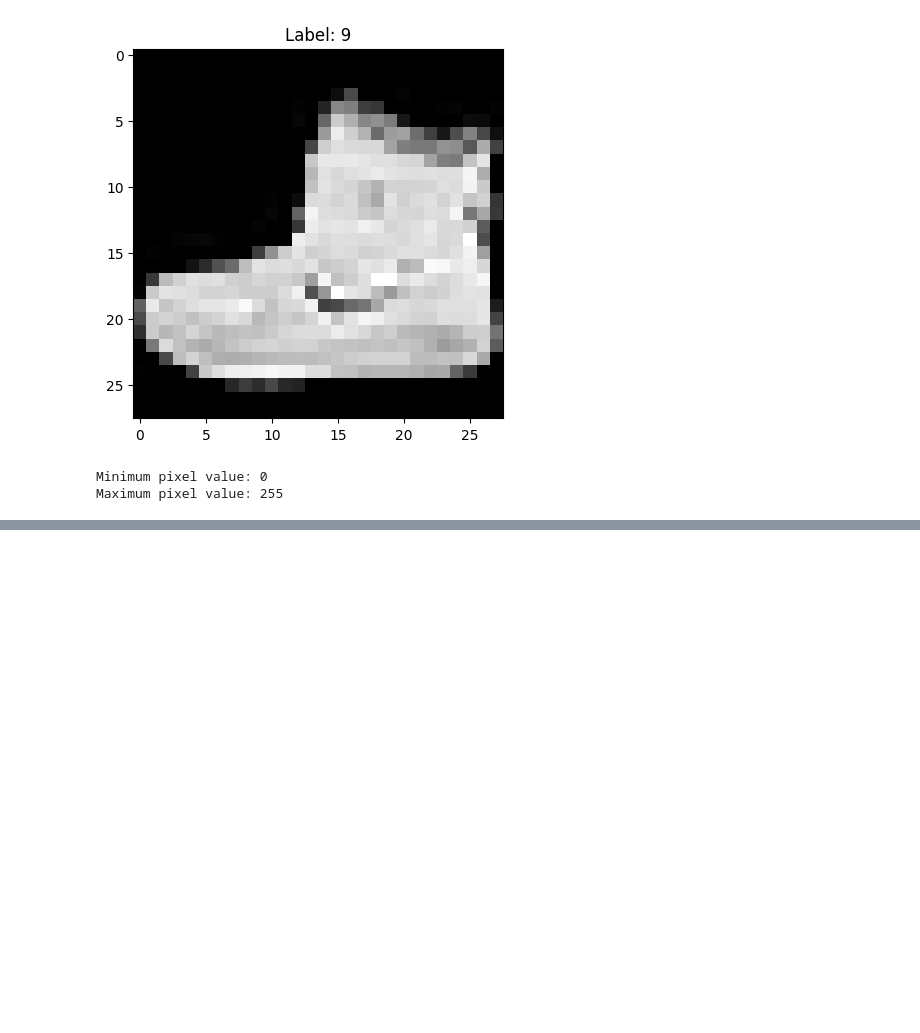
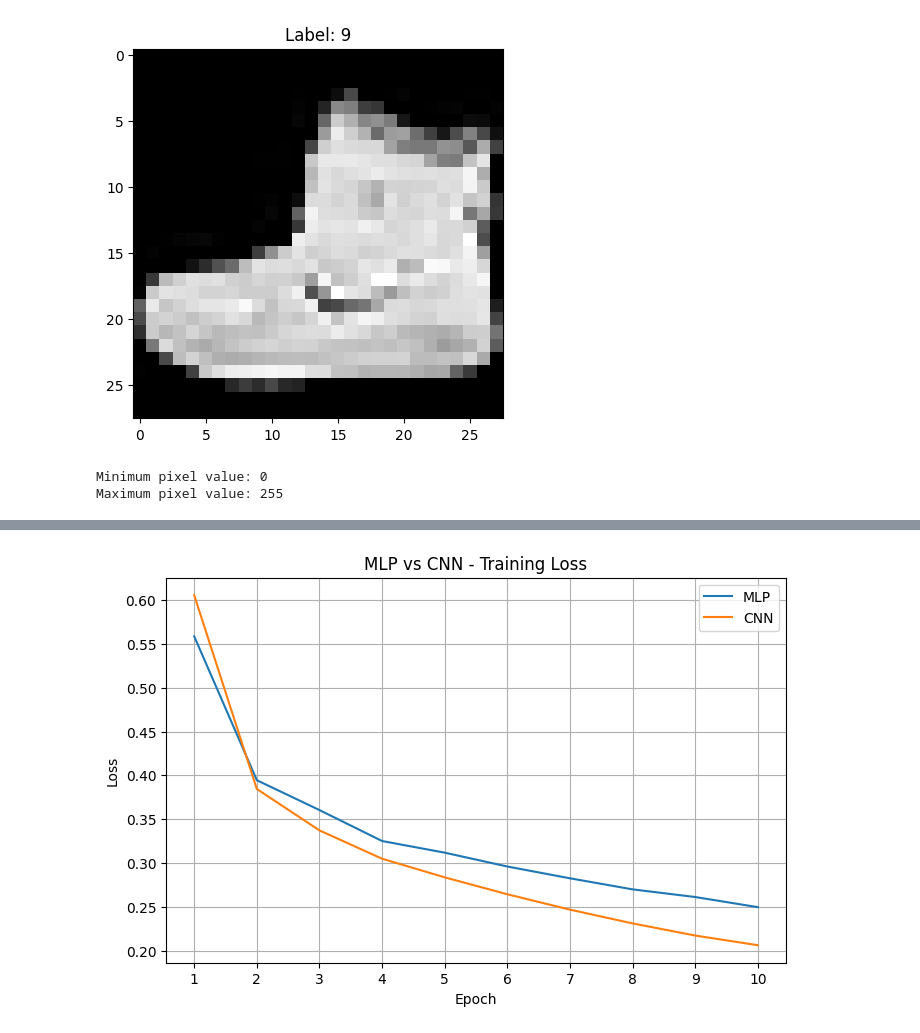
Before and after one commit to NidhiBorasia103/Acedemic-Projects, a Jupyter notebook: Assignment1_MLP_vs_CNN_.ipynb, the cells around one changed output, grey strips where cells are left out. Saved outputs shown, nothing was run; the diff lists cells and outputs as text; code cells hidden in the pictures; blank space fills up the shorter version.

```diff
--- a/Assignment1_MLP_vs_CNN_.ipynb
+++ b/Assignment1_MLP_vs_CNN_.ipynb
@@ -43,0 +342,18 @@ Maximum pixel value: 255
+# %%
+epochs = range(1, 11)
+
+plt.figure(figsize=(8, 5))
+
+plt.plot(epochs, mlp_history.history['loss'], label='MLP')
+plt.plot(epochs, cnn_history.history['loss'], label='CNN')
+
+plt.title('MLP vs CNN - Training Loss')
+plt.xlabel('Epoch')
+plt.ylabel('Loss')
+plt.xticks(epochs)
+plt.legend()
+plt.grid(True)
+
+plt.show()
+# %% [output]
+[figure, added]
```
Also changed, not shown: parts of 25 cells of this notebook.
